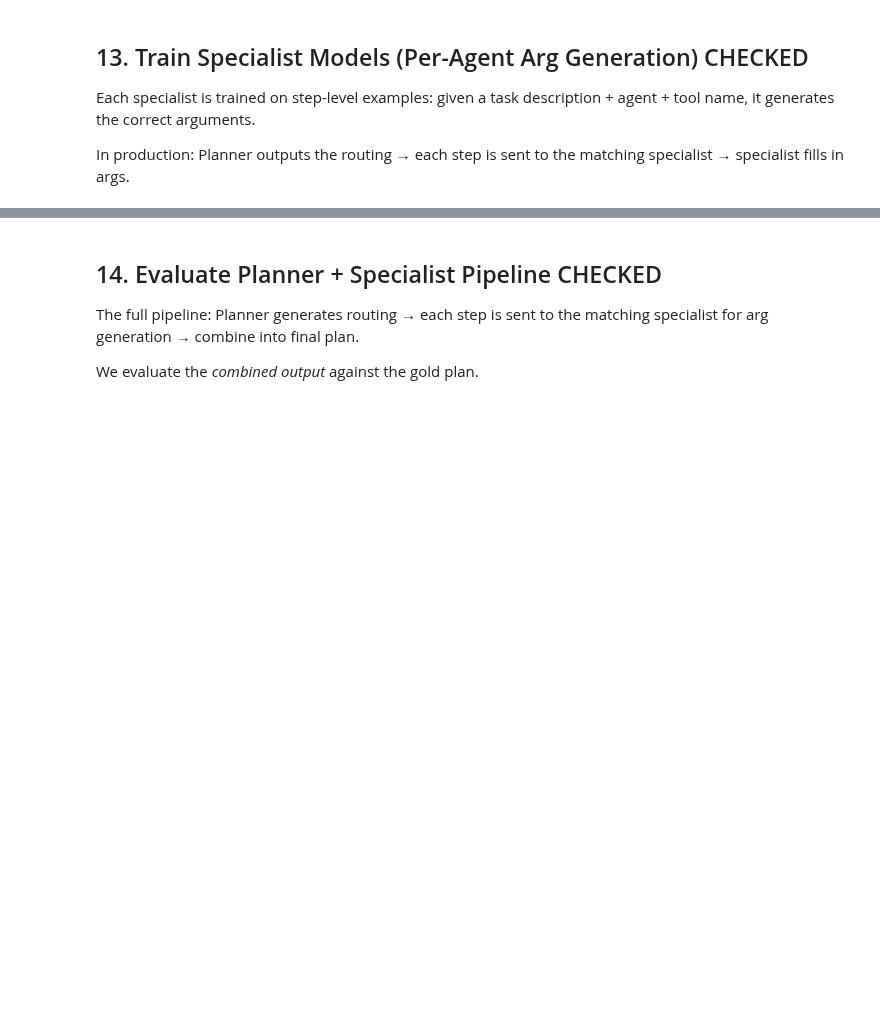
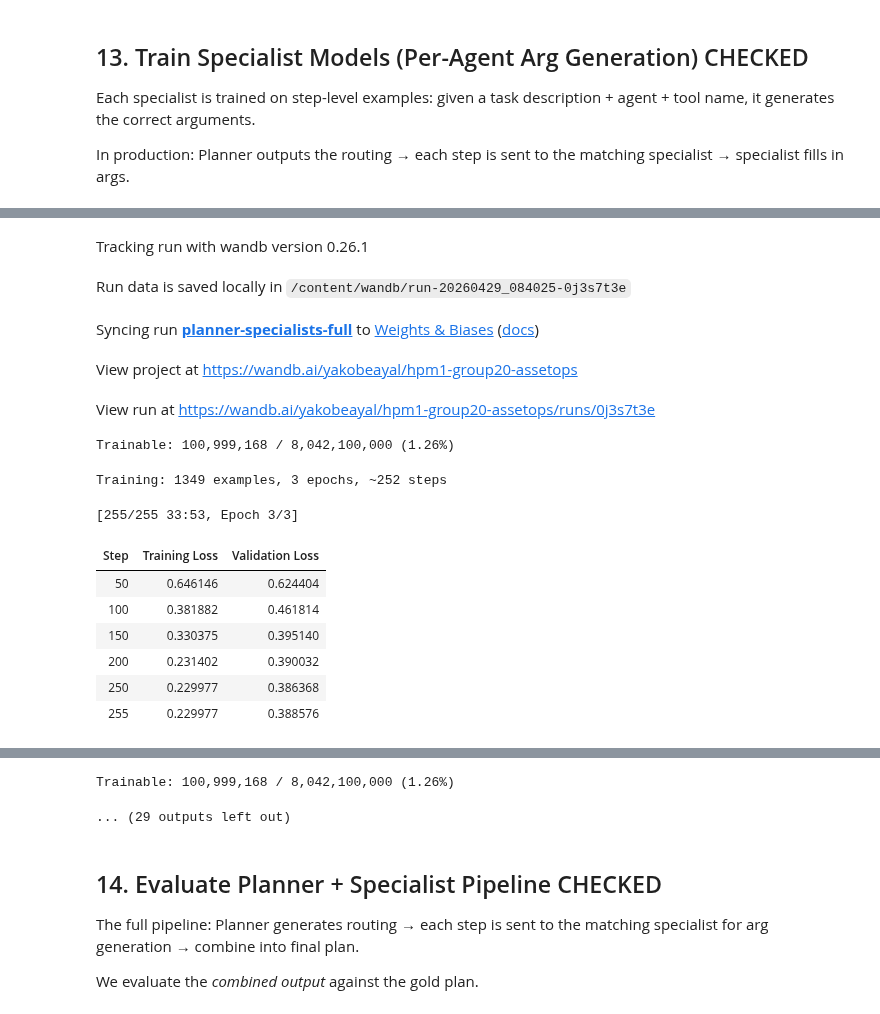
Before and after one commit to YuvalShemla/hpml-2026-project, a Jupyter notebook: notebook/tasks/TODO_Task_2_Full_Training_Run-3.ipynb, the cells around one changed output, grey strips where cells are left out. Cells and saved outputs as stored; diff of their text form; code cells hidden in the pictures; blank space fills up the shorter version.

```diff
--- a/notebook/tasks/TODO_Task_2_Full_Training_Run-3.ipynb
+++ b/notebook/tasks/TODO_Task_2_Full_Training_Run-3.ipynb
@@ -1287,7 +1539,7 @@ torch.cuda.empty_cache()
 
 planner_dir = f"{OUTPUT_DIR}/planner"
 
-model_planner = load_model(MODEL_ID)
+model_planner = model
 peft_planner = setup_lora(model_planner)
 
 planner_trainer = train_model(
@@ -1328,7 +1580,7 @@ for agent_name, data in sorted(specialist_data.items()):
     train_split = data[:sp]
     eval_split = data[sp:] if sp < len(data) else None
 
-    model_spec = load_model(MODEL_ID)
+    model_spec = model
     spec_model = setup_lora(model_spec)
 
     spec_dir = f"{OUTPUT_DIR}/specialist_{agent_name}"
@@ -1371,3 +1623,4 @@ wandb.log({
 wandb.summary["planner/train_loss"] = planner_train_loss
 wandb.summary["planner/eval_loss"] = planner_eval_loss
 wandb.summary["num_specialists_trained"] = len(specialist_models)
+# %% [output]
@@ -1373,0 +1628,15 @@ wandb.summary["num_specialists_trained"] = len(specialist_models)
+Tracking run with wandb version 0.26.1
+Run data is saved locally in /content/wandb/run-20260429_084025-0j3s7t3e
+Syncing run planner-specialists-full to Weights & Biases (docs)
+View project at https://wandb.ai/yakobeayal/hpm1-group20-assetops
+View run at https://wandb.ai/yakobeayal/hpm1-group20-assetops/runs/0j3s7t3e
+Trainable: 100,999,168 / 8,042,100,000 (1.26%)
+Training: 1349 examples, 3 epochs, ~252 steps
+[255/255 33:53, Epoch 3/3]
+| Step | Training Loss | Validation Loss |
+| 50 | 0.646146 | 0.624404 |
+| 100 | 0.381882 | 0.461814 |
+| 150 | 0.330375 | 0.395140 |
+| 200 | 0.231402 | 0.390032 |
+| 250 | 0.229977 | 0.386368 |
+| 255 | 0.229977 | 0.388576 |
@@ -1374,3 +1644,5 @@ wandb.summary["num_specialists_trained"] = len(specialist_models)
+Trainable: 100,999,168 / 8,042,100,000 (1.26%)
+... (29 outputs left out)
 # %% [markdown]
 ## 14. Evaluate Planner + Specialist Pipeline CHECKED
 
```
Also changed, not shown: parts of 16 cells of this notebook.
